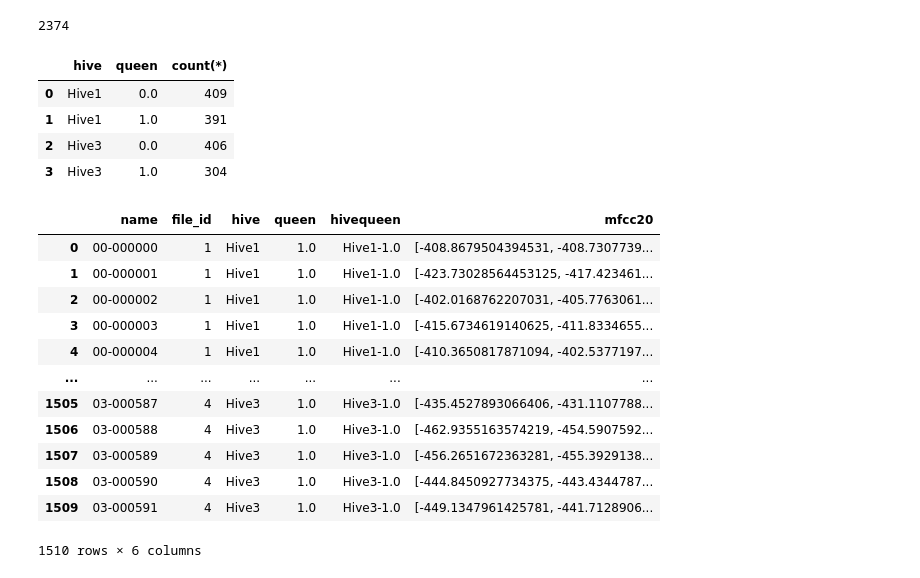
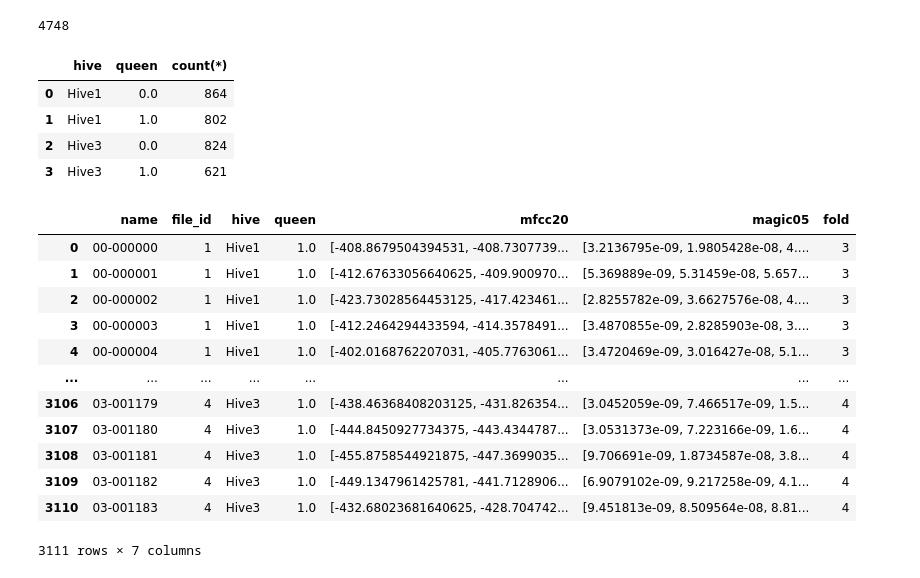
Before and after one commit to Sandjab/ShowBees, a Jupyter notebook: experiments/EXP000 - EXPLORATION/01 - Tensors & Label extraction for tensorflow embedded projector.ipynb, the cells around one changed output. Drawn from its saved outputs; the diff is of its cells as text; code cells hidden in the pictures.

```diff
--- a/experiments/EXP000 - EXPLORATION/01 - Tensors & Label extraction for tensorflow embedded projector.ipynb
+++ b/experiments/EXP000 - EXPLORATION/01 - Tensors & Label extraction for tensorflow embedded projector.ipynb
@@ -11,7 +11,7 @@ from audace import featurizers
 
 # Dataset name is the master key for dataset adressing
 # Changing according to the dataset you want to process
-DATASET_NAME = 'DUO1000'
+DATASET_NAME = 'DUO0500'
 
 # Initialize Dataset Object.
 ds = AudioDataset(DATASET_NAME)
@@ -26,12 +26,19 @@ ds.info()
 #ds.addFeature('mfcc05')
 #ds.setFeature('mfcc05', providers.FromSample(ds.samples_path, featurizers.MFCC(n_mfcc=5)))
 
-ds.addFeature('magic05')
-ds.setFeature('magic05', providers.FromSample(ds.samples_path, featurizers.Magic(10,1000,10)))
+#ds.addFeature('magic05')
+#ds.setFeature('magic05', providers.FromSample(ds.samples_path, featurizers.Magic(10,1000,10)))
-# %% [output]
-2374
+# %%
+from audace import transformers
+ds.dropAttribute('fold')
+ds.addAttribute('fold')
+
+e = {'CF001':1, 'CF003':1, 'CJ001':2, 'GH001':2, 'Hive1':3, 'Hive3': 4}
+ds.setAttribute('fold', providers.FromQuery('hive', transformers.Decode(e)))
+# %% [output]
+4748
 # %%
-# Display cardinalities by hives and queen/noqueen for samples with no external perturbation
+# Display cardinalities by fold attribute and queen label for samples with no external perturbation
 sql = """
     select distinct hive, queen, count(*)
     from samples
@@ -42,27 +49,27 @@ sql = """
 ds.queryDataFrame(sql)
 # %% [output]
 |  | hive | queen | count(*) |
-| 0 | Hive1 | 0.0 | 409 |
-| 1 | Hive1 | 1.0 | 391 |
-| 2 | Hive3 | 0.0 | 406 |
-| 3 | Hive3 | 1.0 | 304 |
+| 0 | Hive1 | 0.0 | 864 |
+| 1 | Hive1 | 1.0 | 802 |
+| 2 | Hive3 | 0.0 | 824 |
+| 3 | Hive3 | 1.0 | 621 |
 # %%
 # Get pandas dataframe
-sql = "select name, file_id, hive, queen, hivequeen, mfcc20 from samples where nobee = 0"
+sql = "select name, file_id, hive, queen, mfcc20, magic05, fold from samples where nobee = 0"
 df = ds.queryDataFrame(sql)
 df
 # %% [output]
-|  | name | file_id | hive | queen | hivequeen | mfcc20 |
-| 0 | 00-000000 | 1 | Hive1 | 1.0 | Hive1-1.0 | [-408.8679504394531, -408.7307739... |
-| 1 | 00-000001 | 1 | Hive1 | 1.0 | Hive1-1.0 | [-423.73028564453125, -417.423461... |
-| 2 | 00-000002 | 1 | Hive1 | 1.0 | Hive1-1.0 | [-402.0168762207031, -405.7763061... |
-| 3 | 00-000003 | 1 | Hive1 | 1.0 | Hive1-1.0 | [-415.6734619140625, -411.8334655... |
-| 4 | 00-000004 | 1 | Hive1 | 1.0 | Hive1-1.0 | [-410.3650817871094, -402.5377197... |
-| ... | ... | ... | ... | ... | ... | ... |
-| 1505 | 03-000587 | 4 | Hive3 | 1.0 | Hive3-1.0 | [-435.4527893066406, -431.1107788... |
-| 1506 | 03-000588 | 4 | Hive3 | 1.0 | Hive3-1.0 | [-462.9355163574219, -454.5907592... |
-| 1507 | 03-000589 | 4 | Hive3 | 1.0 | Hive3-1.0 | [-456.2651672363281, -455.3929138... |
-| 1508 | 03-000590 | 4 | Hive3 | 1.0 | Hive3-1.0 | [-444.8450927734375, -443.4344787... |
-| 1509 | 03-000591 | 4 | Hive3 | 1.0 | Hive3-1.0 | [-449.1347961425781, -441.7128906... |
+|  | name | file_id | hive | queen | mfcc20 | magic05 | fold |
+| 0 | 00-000000 | 1 | Hive1 | 1.0 | [-408.8679504394531, -408.7307739... | [3.2136795e-09, 1.9805428e-08, 4.... | 3 |
+| 1 | 00-000001 | 1 | Hive1 | 1.0 | [-412.67633056640625, -409.900970... | [5.369889e-09, 5.31459e-08, 5.657... | 3 |
+| 2 | 00-000002 | 1 | Hive1 | 1.0 | [-423.73028564453125, -417.423461... | [2.8255782e-09, 3.6627576e-08, 4.... | 3 |
+| 3 | 00-000003 | 1 | Hive1 | 1.0 | [-412.2464294433594, -414.3578491... | [3.4870855e-09, 2.8285903e-08, 3.... | 3 |
+| 4 | 00-000004 | 1 | Hive1 | 1.0 | [-402.0168762207031, -405.7763061... | [3.4720469e-09, 3.016427e-08, 5.1... | 3 |
+| ... | ... | ... | ... | ... | ... | ... | ... |
+| 3106 | 03-001179 | 4 | Hive3 | 1.0 | [-438.46368408203125, -431.826354... | [3.0452059e-09, 7.466517e-09, 1.5... | 4 |
+| 3107 | 03-001180 | 4 | Hive3 | 1.0 | [-444.8450927734375, -443.4344787... | [3.0531373e-09, 7.223166e-09, 1.6... | 4 |
+| 3108 | 03-001181 | 4 | Hive3 | 1.0 | [-455.8758544921875, -447.3699035... | [9.706691e-09, 1.8734587e-08, 3.8... | 4 |
+| 3109 | 03-001182 | 4 | Hive3 | 1.0 | [-449.1347961425781, -441.7128906... | [6.9079102e-09, 9.217258e-09, 4.1... | 4 |
+| 3110 | 03-001183 | 4 | Hive3 | 1.0 | [-432.68023681640625, -428.704742... | [9.451813e-09, 8.509564e-08, 8.81... | 4 |
-1510 rows × 6 columns
+3111 rows × 7 columns
 # %%
```
Also changed, not shown: parts of 2 cells of this notebook, 12 other files.
